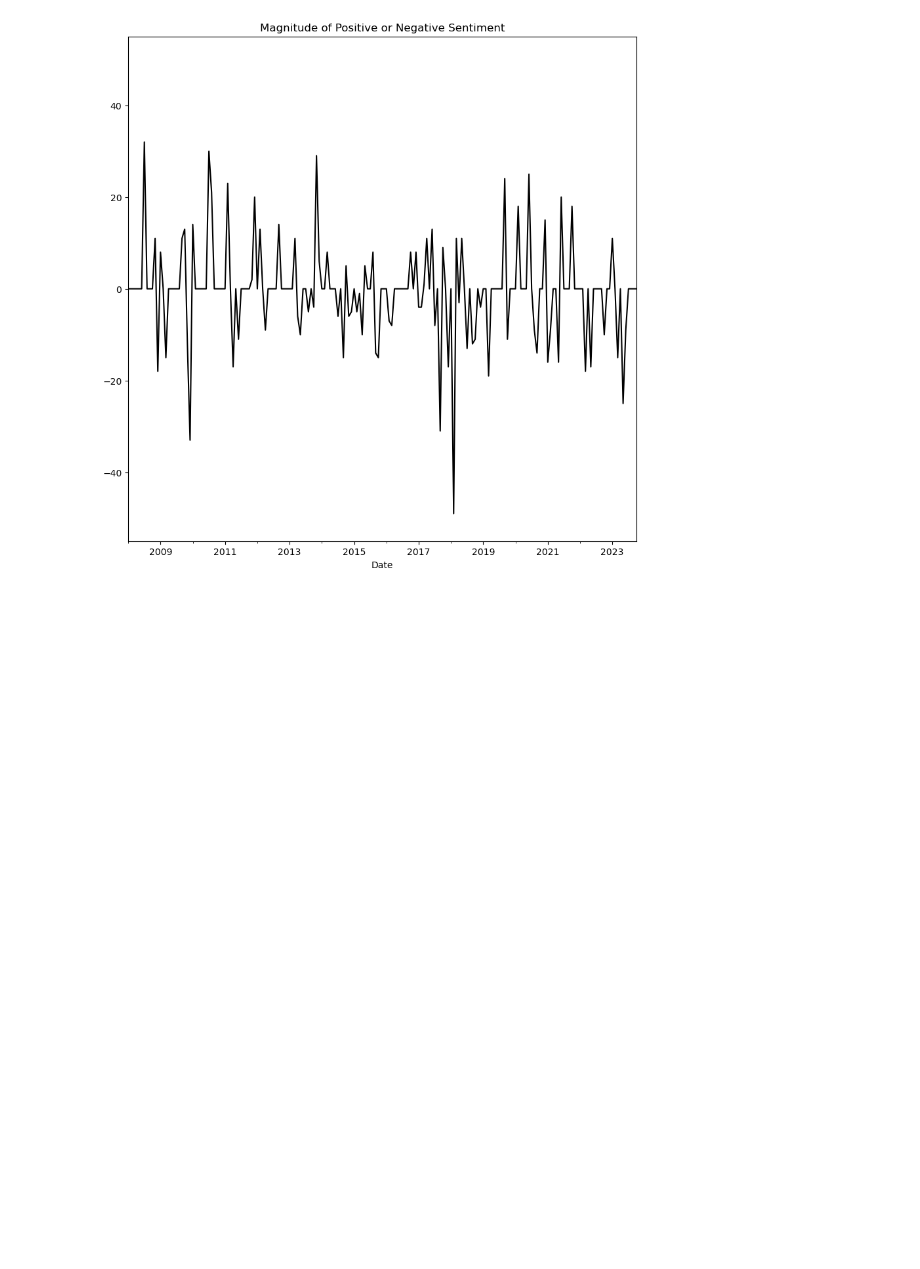
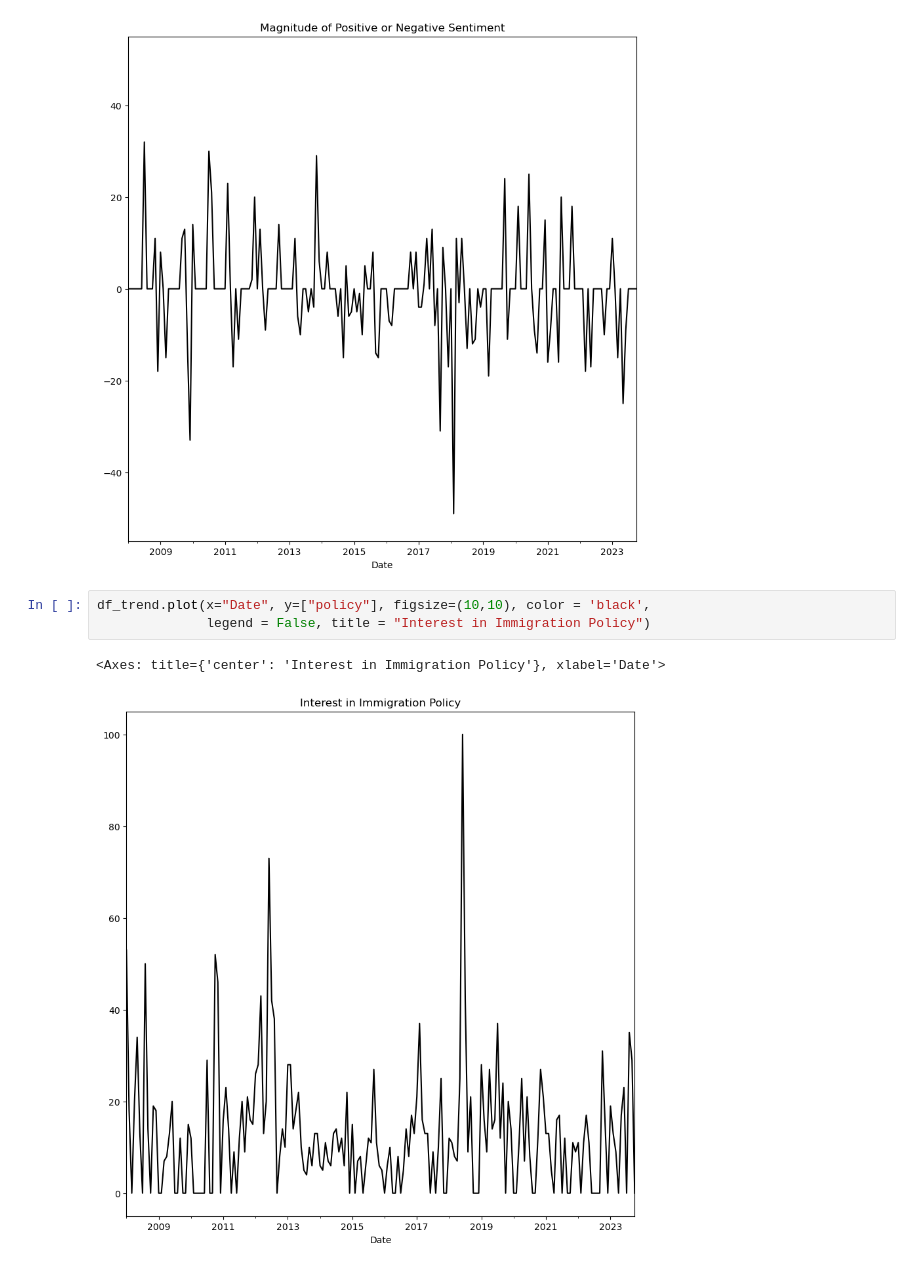
Before and after one commit to galibest2/as.180.369, a Jupyter notebook: contrib/galibest2/Research-Paper-Notebook.ipynb, the cells around one changed output. Saved outputs shown, nothing was run; the diff lists cells and outputs as text; blank space fills up the shorter version.

```diff
--- a/contrib/galibest2/Research-Paper-Notebook.ipynb
+++ b/contrib/galibest2/Research-Paper-Notebook.ipynb
@@ -207,4 +210,10 @@ df_trend.plot(x="Date", y=["Overall Sentiment"], figsize=(10,10), color = 'black
 # %% [output]
 <Axes: title={'center': 'Magnitude of Positive or Negative Sentiment'}, xlabel='Date'>
 [figure]
+# %%
+df_trend.plot(x="Date", y=["policy"], figsize=(10,10), color = 'black',
+              legend = False, title = "Interest in Immigration Policy")
+# %% [output]
+<Axes: title={'center': 'Interest in Immigration Policy'}, xlabel='Date'>
+[figure, added]
 # %%
```
Also changed, not shown: parts of 3 cells of this notebook.
